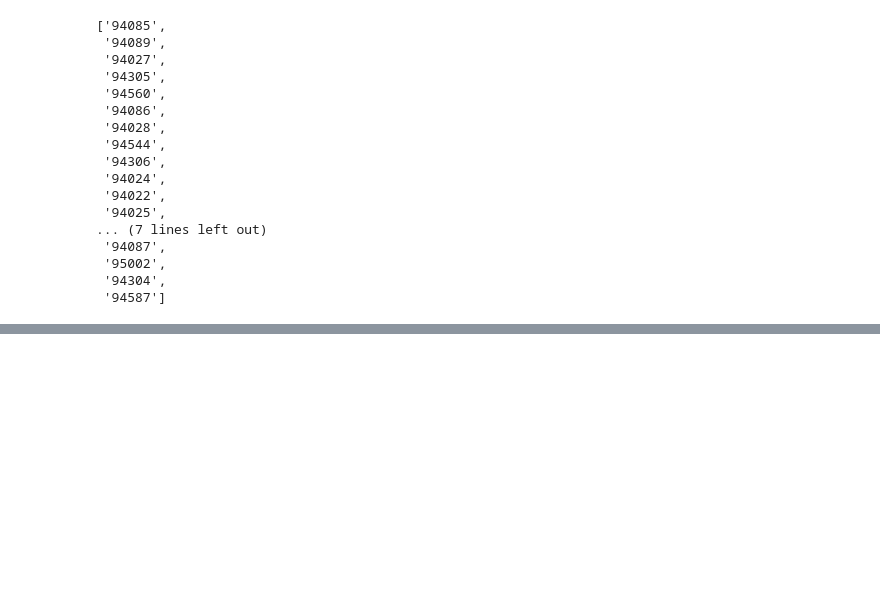
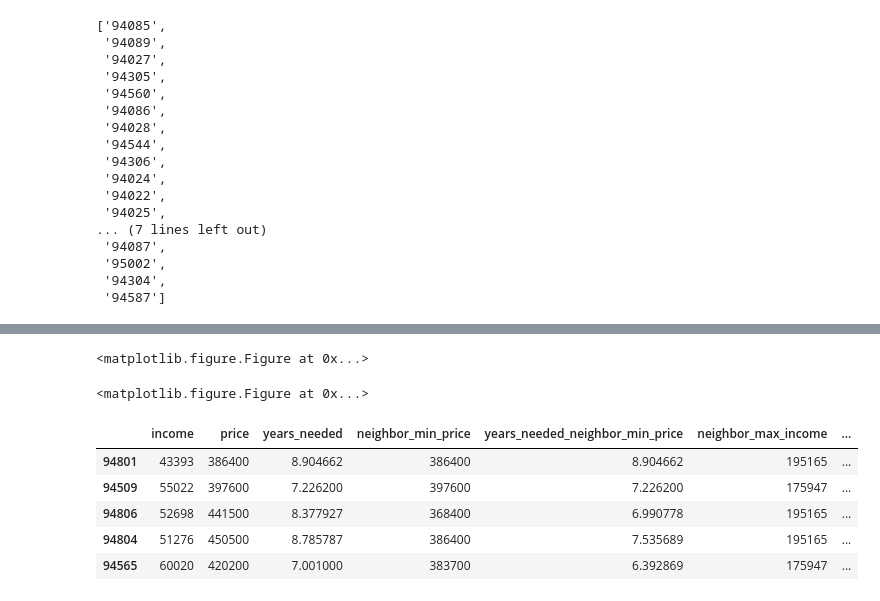
Before and after one commit to heronyang/house-price-vs-income, a Jupyter notebook: Income v.s. House Price.ipynb, the cells around one changed output, grey strips where cells are left out. Saved outputs shown, nothing was run; the diff lists cells and outputs as text; code cells hidden in the pictures; blank space fills up the shorter version.

```diff
--- a/Income v.s. House Price.ipynb
+++ b/Income v.s. House Price.ipynb
@@ -430,0 +509,16 @@ neighbor["94040"]
+# %%
+plot_shapes(filtered_shape_records, normalized_df, "neighbor_max_income")
+# %% [output]
+<matplotlib.figure.Figure at 0x...>
+<matplotlib.figure.Figure at 0x...>
+# %%
+income_vs_price["years_needed_neighbor_max_income"] = income_vs_price["price"] / income_vs_price["neighbor_max_income"]
+income_vs_price = income_vs_price.sort_values("years_needed_neighbor_max_income")
+income_vs_price.head()
+# %% [output]
+|  | income | price | years_needed | neighbor_min_price | years_needed_neighbor_min_price | neighbor_max_income | ... |
+| 94801 | 43393 | 386400 | 8.904662 | 386400 | 8.904662 | 195165 | ... |
+| 94509 | 55022 | 397600 | 7.226200 | 397600 | 7.226200 | 175947 | ... |
+| 94806 | 52698 | 441500 | 8.377927 | 368400 | 6.990778 | 195165 | ... |
+| 94804 | 51276 | 450500 | 8.785787 | 386400 | 7.535689 | 195165 | ... |
+| 94565 | 60020 | 420200 | 7.001000 | 383700 | 6.392869 | 175947 | ... |
```
Also changed, not shown: parts of 16 cells of this notebook.
